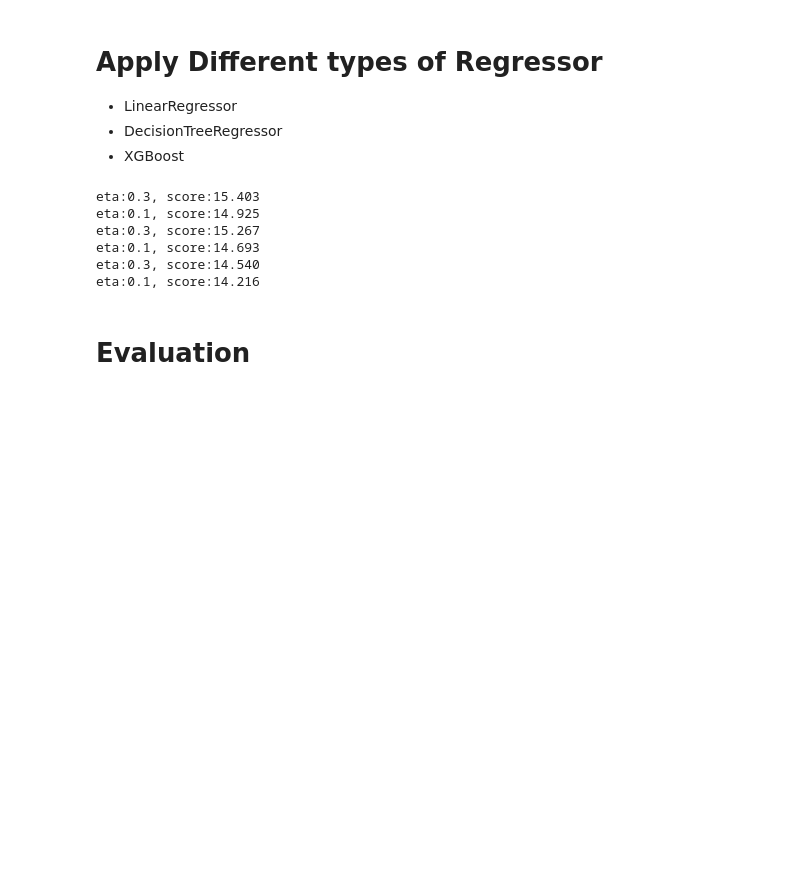
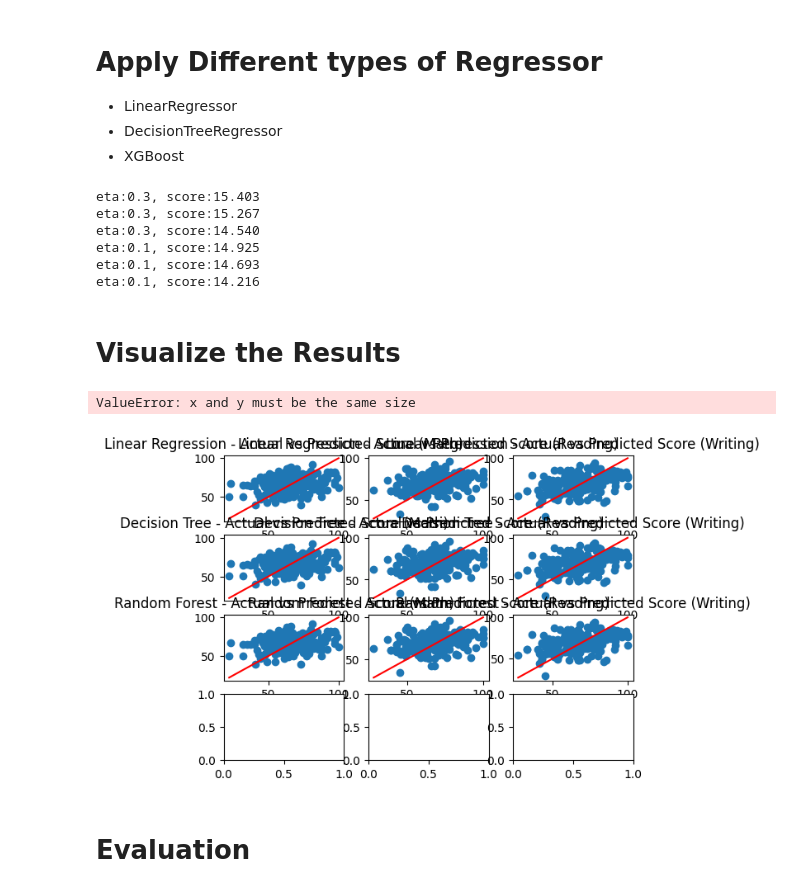
Before and after one commit to nebellleben/machine-learning-zoomcamp, a Jupyter notebook: midterm-project/notebook.ipynb, the cells around one changed output. Drawn from its saved outputs; the diff is of its cells as text; code cells hidden in the pictures; blank space fills up the shorter version.

Commit message:
20251110 - working on visualisation

```diff
--- a/midterm-project/notebook.ipynb
+++ b/midterm-project/notebook.ipynb
@@ -169,12 +172,14 @@ for i in range(3):
 etas = [0.3,0.1]
 features = list(dv.get_feature_names_out())
 
-for i in range(3):
+for eta in etas:
 
-    dtrain = xgb.DMatrix(X_train, label=y_train[i], feature_names=features)
-    dval = xgb.DMatrix(X_val, label=y_val[i], feature_names=features)
+    for i in range(3):
 
-    for eta in etas:
+        dtrain = xgb.DMatrix(X_train, label=y_train[i], feature_names=features)
+        dval = xgb.DMatrix(X_val, label=y_val[i], feature_names=features)
+
+
         xgb_params = {
             'eta': eta,
             'max_depth': 6,
@@ -205,11 +210,37 @@ for i in range(3):
 # some kind of tuning?
 # %% [output]
 eta:0.3, score:15.403
+eta:0.3, score:15.267
+eta:0.3, score:14.540
 eta:0.1, score:14.925
-eta:0.3, score:15.267
 eta:0.1, score:14.693
-eta:0.3, score:14.540
 eta:0.1, score:14.216
+# %% [markdown]
+# Visualize the Results
+# %%
+types = ['Math', 'Reading', 'Writing']
+methods = {'lr':'Linear Regression','dt':'Decision Tree','rf':'Random Forest','xgb':'XGBoost'}
+
+fig, ax = plt.subplots(nrows=4, ncols=3)
+
+for index, (m,n) in enumerate(methods.items()):
+    for i,name in enumerate(types):
+        y_var = globals()[f'pred_{m}'][i]
+        # sns.scatterplot(x=y_val[i], y=y_var)
+        ax[index,i].scatter(y_val[i], y_var)
+        min_val = min(y_val[i].min(), y_var.min())
+        max_val = max(y_val[i].max(), y_var.max())
+        x_line = np.linspace(min_val, max_val, 2)
+        y_line = x_line
+        ax[index,i].plot(x_line, y_line, color='red')
+        #ax[index,i].xlabel('Actual Score')
+        #ax[index,i].ylabel('Predicted Values')
+        ax[index,i].set_title(f'{n} - Actual vs Predicted Score ({name})')
+
+plt.show()
+# %% [output]
+ValueError: x and y must be the same size
+[figure, added]
 # %% [markdown]
 # Evaluation
 # %%
```
Also changed, not shown: parts of 1 cell of this notebook.
